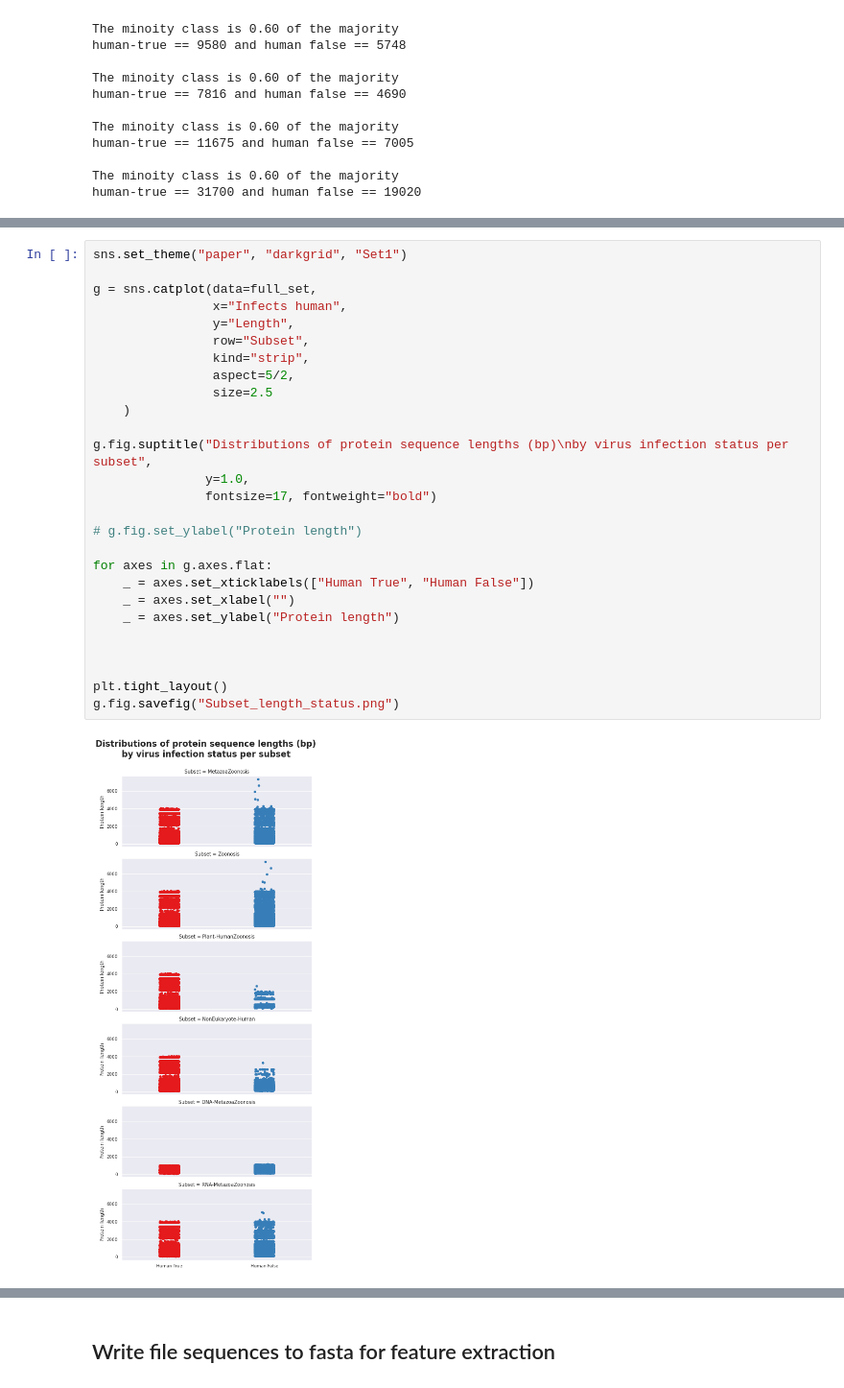
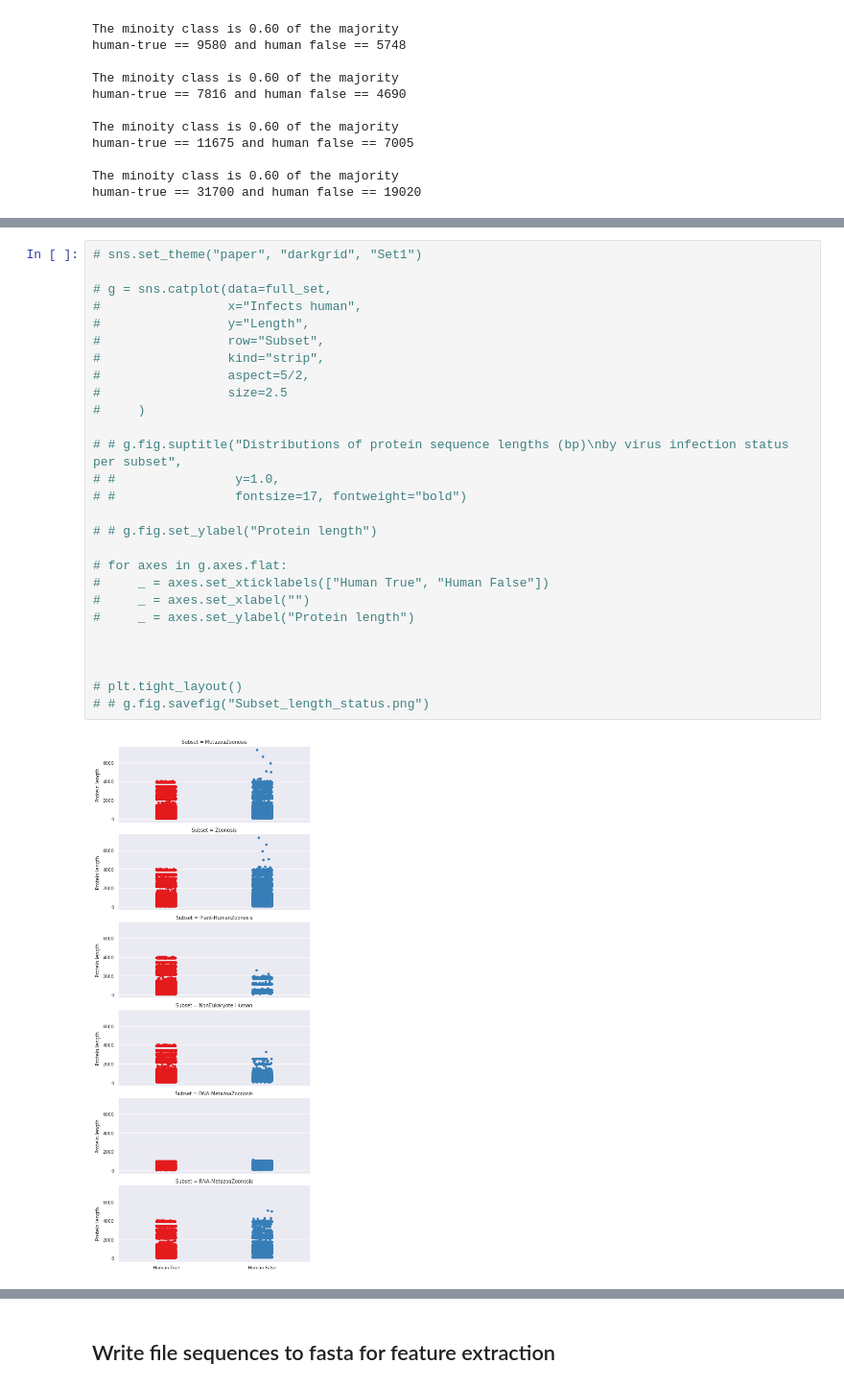
Before and after one commit to Rudolph-afk/Zoon0PredV, a Jupyter notebook: notebooks/Zoonosis_data_cleaning.ipynb, the cells around one changed output, grey strips where cells are left out. Shown at 96% size. Drawn from its saved outputs; the diff is of its cells as text.

```diff
--- a/notebooks/Zoonosis_data_cleaning.ipynb
+++ b/notebooks/Zoonosis_data_cleaning.ipynb
@@ -1510,32 +1572,32 @@ full_set.sample(3)
 # %%
-sns.set_theme("paper", "darkgrid", "Set1")
+# sns.set_theme("paper", "darkgrid", "Set1")
 
-g = sns.catplot(data=full_set,
-                x="Infects human",
-                y="Length",
-                row="Subset",
-                kind="strip",
-                aspect=5/2,
-                size=2.5
-    )
+# g = sns.catplot(data=full_set,
+#                 x="Infects human",
+#                 y="Length",
+#                 row="Subset",
+#                 kind="strip",
+#                 aspect=5/2,
+#                 size=2.5
+#     )
 
-g.fig.suptitle("Distributions of protein sequence lengths (bp)\nby virus infection status per subset",
-               y=1.0,
-               fontsize=17, fontweight="bold")
+# # g.fig.suptitle("Distributions of protein sequence lengths (bp)\nby virus infection status per subset",
+# #                y=1.0,
+# #                fontsize=17, fontweight="bold")
 
-# g.fig.set_ylabel("Protein length")
+# # g.fig.set_ylabel("Protein length")
 
-for axes in g.axes.flat:
-    _ = axes.set_xticklabels(["Human True", "Human False"])
-    _ = axes.set_xlabel("")
-    _ = axes.set_ylabel("Protein length")
+# for axes in g.axes.flat:
+#     _ = axes.set_xticklabels(["Human True", "Human False"])
+#     _ = axes.set_xlabel("")
+#     _ = axes.set_ylabel("Protein length")
 
 
 
-plt.tight_layout()
-g.fig.savefig("Subset_length_status.png")
+# plt.tight_layout()
+# # g.fig.savefig("Subset_length_status.png")
 # %% [output]
-[figure, old version]
+[figure, new version]
 # %%
 # order = sorted(filter(None, metazoa["Molecule type"].unique().tolist()))
 order = ['ssRNA(+)', 'ssRNA(-)', 'ssRNA(+/-)',
```
Also changed, not shown: parts of 72 cells of this notebook, 48 other files.
